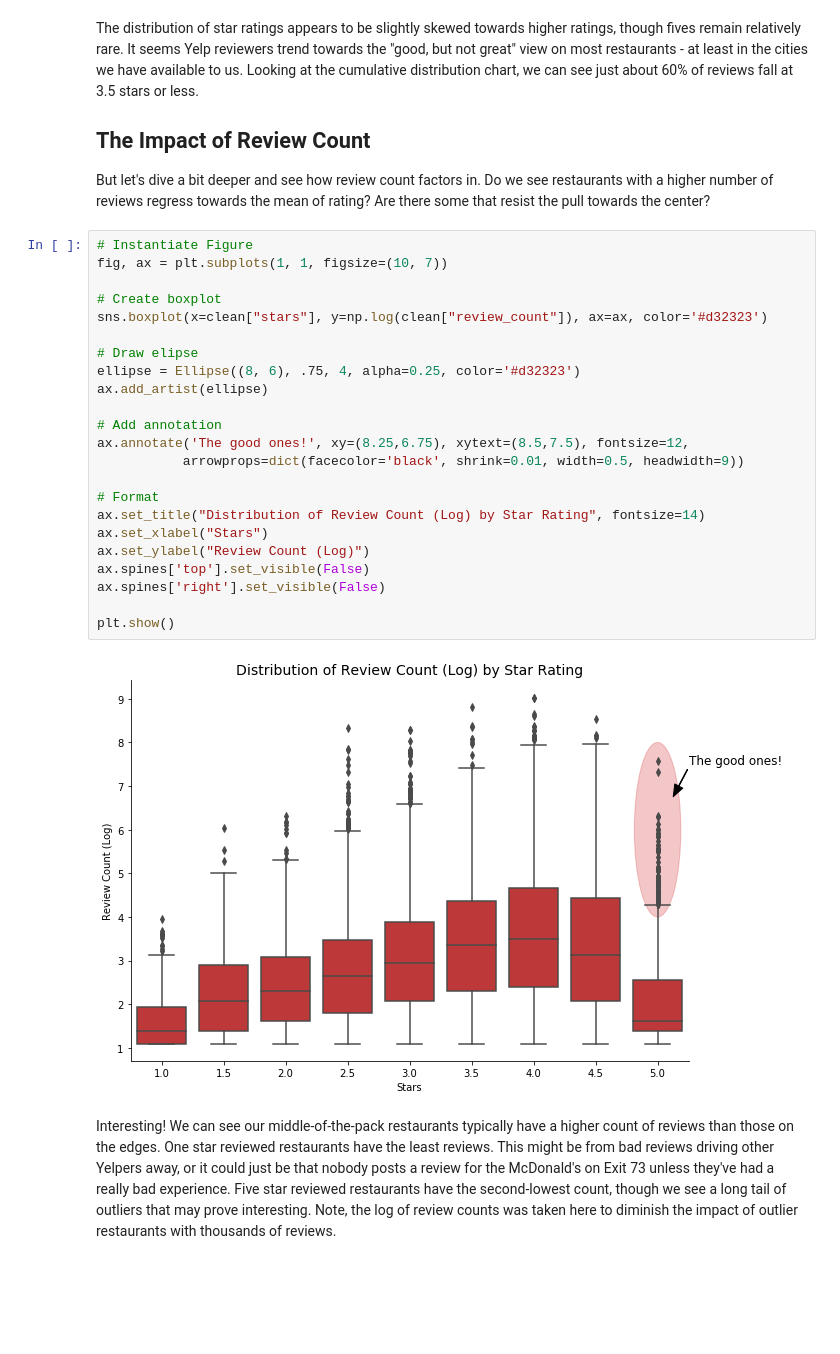
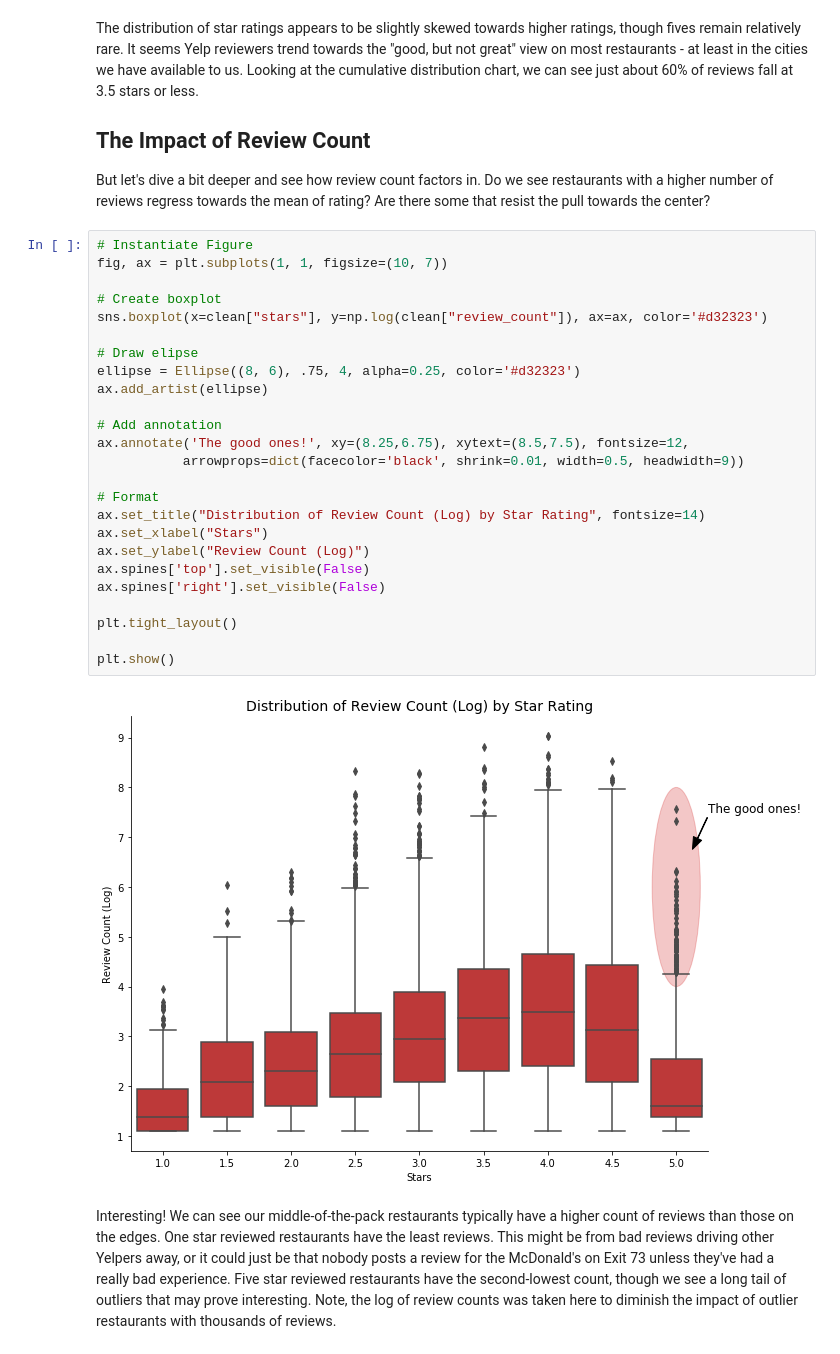
Before and after one commit to zgongaware/what_makes_a_hotspot, a Jupyter notebook: notebooks/Yelp Restaurant Exploration.ipynb, the cells around one changed output. Drawn from its saved outputs; the diff is of its cells as text; blank space fills up the shorter version.

```diff
--- a/notebooks/Yelp Restaurant Exploration.ipynb
+++ b/notebooks/Yelp Restaurant Exploration.ipynb
@@ -315,28 +315,30 @@ But let's dive a bit deeper and see how review count factors in.  Do we see rest
 # %%
 # Instantiate Figure
 fig, ax = plt.subplots(1, 1, figsize=(10, 7))
 
 # Create boxplot
 sns.boxplot(x=clean["stars"], y=np.log(clean["review_count"]), ax=ax, color='#d32323')
 
 # Draw elipse
 ellipse = Ellipse((8, 6), .75, 4, alpha=0.25, color='#d32323')
 ax.add_artist(ellipse)
 
 # Add annotation
 ax.annotate('The good ones!', xy=(8.25,6.75), xytext=(8.5,7.5), fontsize=12,
            arrowprops=dict(facecolor='black', shrink=0.01, width=0.5, headwidth=9))
 
 # Format
 ax.set_title("Distribution of Review Count (Log) by Star Rating", fontsize=14)
 ax.set_xlabel("Stars")
 ax.set_ylabel("Review Count (Log)")
 ax.spines['top'].set_visible(False)
 ax.spines['right'].set_visible(False)
 
+plt.tight_layout()
+
 plt.show()
 # %% [output]
-[figure, old version]
+[figure, new version]
 # %% [markdown]
 Interesting!  We can see our middle-of-the-pack restaurants typically have a higher count of reviews than those on the edges.  One star reviewed restaurants have the least reviews.  This might be from bad reviews driving other Yelpers away, or it could just be that nobody posts a review for the McDonald's on Exit 73 unless they've had a really bad experience.  Five star reviewed restaurants have the second-lowest count, though we see a long tail of outliers that may prove interesting.  Note, the log of review counts was taken here to diminish the impact of outlier restaurants with thousands of reviews.
 # %% [markdown]
```
Also changed, not shown: parts of 1 cell of this notebook.
